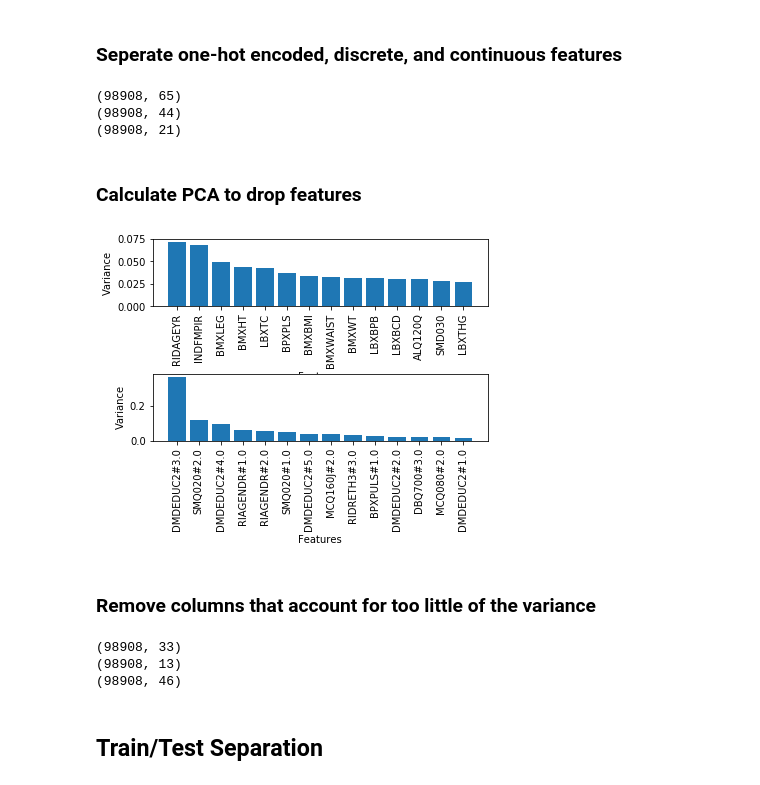
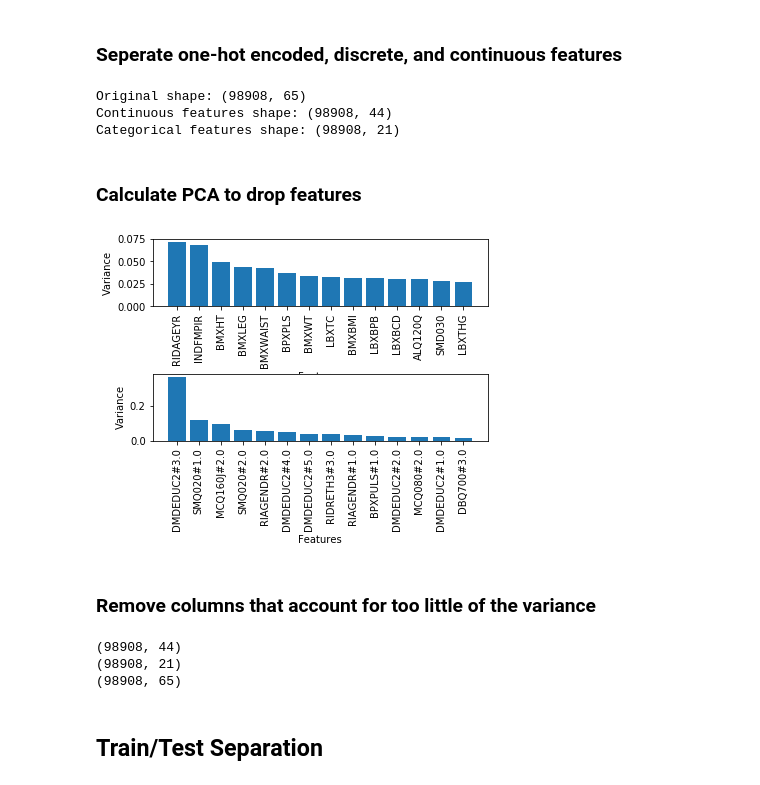
Before and after one commit to allen-n/Opportunistic, a Jupyter notebook: Demo_Dataset.ipynb, the cells around one changed output. Drawn from its saved outputs; the diff is of its cells as text; code cells hidden in the pictures.

Commit message:
Hyperparams tuned for feature-engineering. Experimental data stored in resources/testing_data.xlsx.

```diff
--- a/Demo_Dataset.ipynb
+++ b/Demo_Dataset.ipynb
@@ -85,10 +78,14 @@ for i in range(num_trees):
 #### Drop Threshhold helper function
 # %%
 def drop_threshold(threshold, df_data, df_threshold):
+    '''
+    Sort a 1xn pandas dataframe df_data, return only
+    up to sum of threshold value indicies in df_threshhold
+    '''
     mi = df_threshold # mutual information dataframe
     df = df_data # data containing dataframe
     to_keep = []
-    # mi = mi.sort_values(by =0, axis=1) #sorts the values ascending
+    mi = mi.sort_values(by=0, axis=1, ascending=False) #sorts the values descending
     # print(mi)
     var_counter = 0
     for col in mi:
@@ -107,9 +104,20 @@ importances_mean = np.array(importances)
 importances_mean = np.mean(importances_mean, axis=0)
 importances_mean = importances_mean.reshape((1, len(importances_mean)))
 importances_mean = pd.DataFrame(importances_mean, columns=ds.features.columns, dtype='float64')
-importances_mean = importances_mean.sort_values(by=0, axis=1, ascending=False) #sorts the values ascending
+importances_mean = importances_mean.sort_values(by=0, axis=1, ascending=False)
 
-df_importances = drop_threshold(0.90, dataset_features_sel ,importances_mean)
+gfs = 29 # number features to show
+df_importances = drop_threshold(0.90, dataset_features_sel, importances_mean)
 print(df_importances.shape)
+
+# Visualize Importance:
+idx = [i for i in range(len(importances_mean.columns))]
+cols = [i for i in importances_mean.columns]
+# print(importances_mean.values[0][0:gfs])
+plt.bar(idx[0:gfs], importances_mean.values[0][0:gfs])
+plt.xticks(idx[0:gfs], importances_mean.columns[0:gfs], rotation='vertical')
+plt.xlabel('Features')
+plt.ylabel('Importance')
+plt.show()
 # %% [output]
 (98908, 65)
@@ -116,67 +125,57 @@ print(df_importances.shape)
 # %% [markdown]
 ### Seperate one-hot encoded, discrete, and continuous features
-# %%
-# onehot encoded
-dataset_features_onehot = df_importances.filter(regex=(".*#.*"))
-# Continuous
-dataset_features_cont = df_importances.drop(columns=df_importances.filter(regex=(".*#.*")))
-
-# dataset_features_disc = []
-# for key, value in dataset_features_cont.iteritems():
-#     # discrete were normalized so they should have a mean of .5, and we expect 4 of them
-#     if(value.mean() >= .5 and (abs(value.std()) >= .75)):
-#         dataset_features_disc.append(dataset_features_cont[key])
-#         dataset_features_cont.drop(key, axis=1, inplace=True)
-# # discrete
-# dataset_features_disc = pd.concat(dataset_features_disc, axis=1)
-print(df_importances.shape)
-print(dataset_features_cont.shape)
-print(dataset_features_onehot.shape)
-# print(dataset_features_disc.columns)
-# %% [output]
-(98908, 65)
-(98908, 44)
-(98908, 21)
+# %%
+# onehot encoded
+dataset_features_onehot = df_importances.filter(regex=(".*#.*"))
+# Continuous
+dataset_features_cont = df_importances.drop(columns=df_importances.filter(regex=(".*#.*")))
+
+
+print("Original shape: %s" %(df_importances.shape,))
+print("Continuous features shape: %s" %(dataset_features_cont.shape,))
+print("Categorical features shape: %s "%(dataset_features_onehot.shape,))
+# %% [output]
+Original shape: (98908, 65)
+Continuous features shape: (98908, 44)
+Categorical features shape: (98908, 21)
 # %% [markdown]
 ### Calculate PCA to drop features
 # %%
 # dfs = [dataset_features_cont.copy(), dataset_features_disc.copy(), dataset_features_onehot.copy()]
 dfs_out = [dataset_features_cont.copy(), dataset_features_onehot.copy()]
-titles = ['Continuous Data', 'Categorical Data']
 pca_dfs = []
 gfs = 15 # Number of features to graph
 gfs -= 1
 i = 0
 for df in dfs_out:
 #     print(df.shape)
     pca = PCA() # no args, so keep all columns, n_components=2
     pca.fit(df)
     var_ratio = pca.explained_variance_ratio_
     var_ratio = var_ratio.reshape((1, len(var_ratio)))
     pca_dfs.append(pd.DataFrame(data=var_ratio, columns=df.columns))
     # Visualize PCA:
     idx = [i for i in range(len(df.columns))]
     cols = [i for i in df.columns]
     plt.subplot(len(dfs_out),1,i+1)
     plt.subplots_adjust(hspace = 1, top=1, bottom=.3)
     plt.bar(idx[0:gfs], pca.explained_variance_ratio_[0:gfs])
     plt.xticks(idx[0:gfs], df.columns[0:gfs], rotation='vertical')
     plt.xlabel('Features')
     plt.ylabel('Variance')
-#     plt.title(titles[i])
     i+=1
 plt.show()
 
 # print(pca_dfs.shape)
 # %% [output]
-[figure, old version]
+[figure, new version]
 # %% [markdown]
 ### Remove columns that account for too little of the variance
 # %%
 pca_dfs_out = []
 
 for i in range(len(dfs_out)):
-    pca_dfs_out.append(drop_threshold(0.95, dfs_out[i] ,pca_dfs[i]))
+    pca_dfs_out.append(drop_threshold(0.7, dfs_out[i] ,pca_dfs[i]))
 
 for df in pca_dfs_out:
     print(df.shape)
@@ -184,9 +183,9 @@ for df in pca_dfs_out:
 df_final = pd.concat(pca_dfs_out, axis=1)
 print(df_final.shape)
 # %% [output]
-(98908, 33)
-(98908, 13)
-(98908, 46)
+(98908, 44)
+(98908, 21)
+(98908, 65)
 # %% [markdown]
 ## Train/Test Separation
 # %%
```
Also changed, not shown: parts of 8 cells of this notebook, 2 other files.
